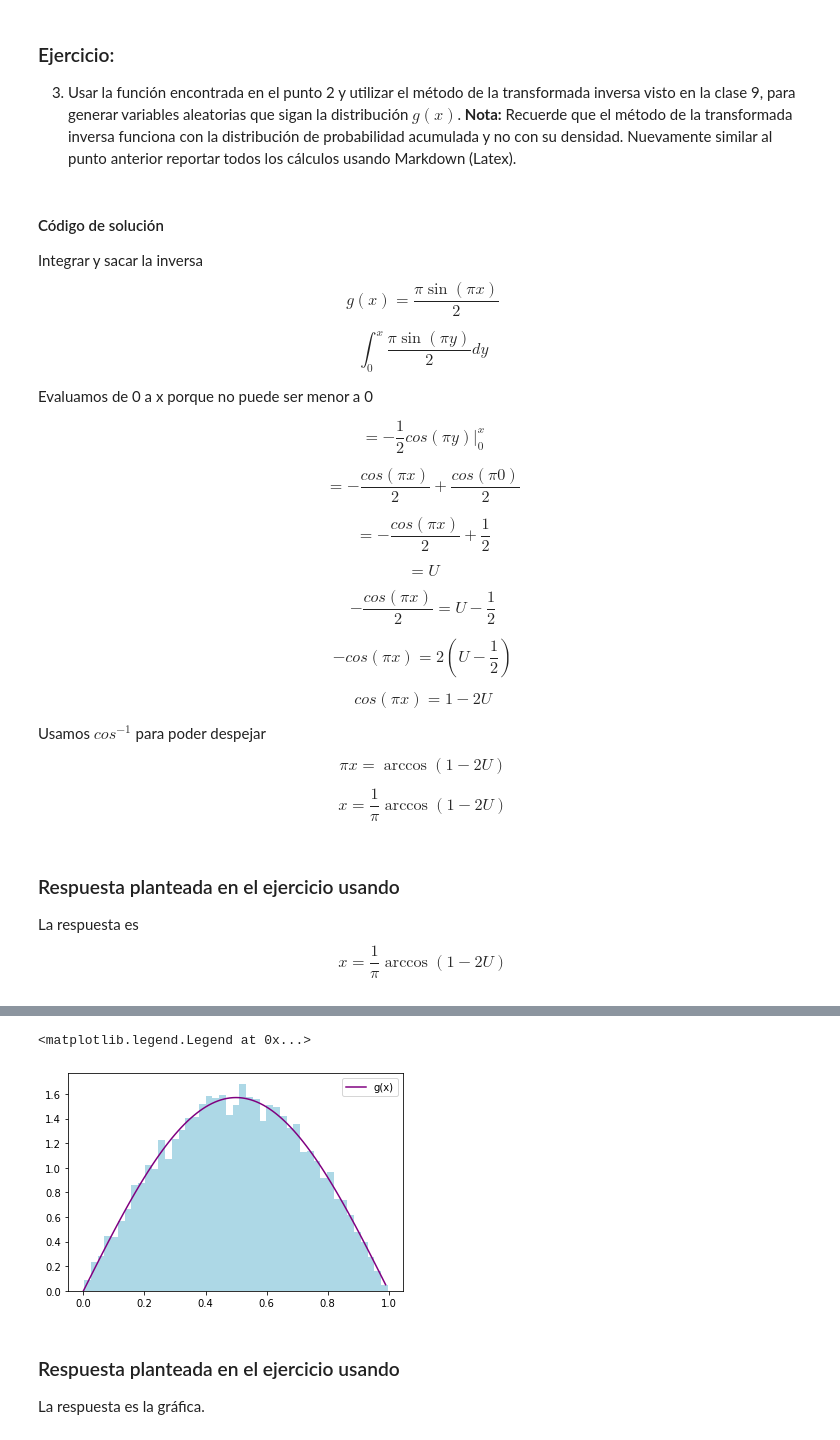
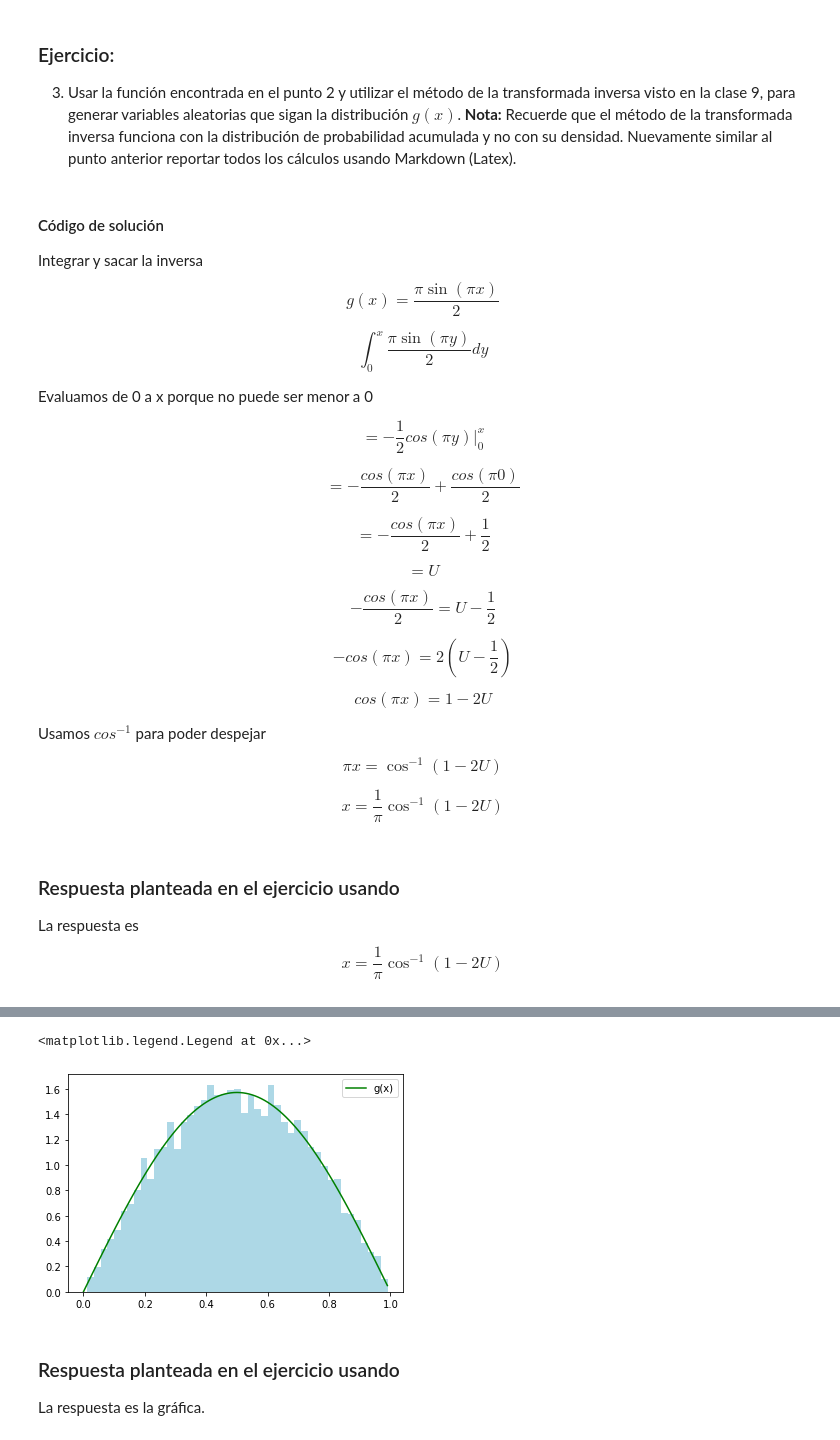
Before and after one commit to cristinalobera/Tarea6_C_Lobera_I_Sanroman, a Jupyter notebook: Tarea6_C_Lobera __I_Sanroman.ipynb, the cells around one changed output, grey strips where cells are left out. Cells and saved outputs as stored; diff of their text form; code cells hidden in the pictures.

```diff
--- a/Tarea6_C_Lobera __I_Sanroman.ipynb
+++ b/Tarea6_C_Lobera __I_Sanroman.ipynb
@@ -123,12 +126,12 @@ $$ cos(\pi x) = 1 - 2U $$
 
 Usamos $cos^{-1}$ para poder despejar
 
-$$ \pi x = \arccos(1 - 2U) $$
+$$ \pi x = \cos^{-1}(1 - 2U) $$
 
-$$ x = \frac{1}{\pi} \arccos{(1 - 2U)} $$
+$$ x = \frac{1}{\pi} \cos^{-1}{(1 - 2U)} $$
 # %% [markdown]
 ### Respuesta planteada en el ejercicio usando
- La respuesta es $$ x = \frac{1}{\pi} \arccos{(1 - 2U)} $$
+La respuesta es $$ x = \frac{1}{\pi} \cos^{-1}{(1 - 2U)} $$
 # %% [markdown]
 ### Ejercicio:
 4. Según el punto 3, generar 10000 puntos aleatorios que sigan la distribución $g(x)$ y comparar con su histograma para validar que los puntos generados siguen la distribución deseada. El resultado debe ser como sigue:
@@ -136,18 +139,18 @@ $$ x = \frac{1}{\pi} \arccos{(1 - 2U)} $$
 # %%
 # Código de solución
 g = lambda x: np.pi * np.sin(np.pi * x) / 2
 X = lambda u: (1/np.pi) * (np.arccos(1 - 2*U))
 x = np.arange(0,1,.01)
 N = 10000
 U = np.random.rand(N)
 x_u = X(U)
 # Gráficas de las funciones
-plt.plot(x, g(x), label='g(x)', c='purple')   # graficamos lo que es la funcion g(x)
+plt.plot(x, g(x), label='g(x)', c='green')   # graficamos lo que es la funcion g(x)
 plt.hist(x_u, bins=45, density=True, color='lightblue')    # aqui evaluamos X en todos los puntos
 plt.legend()
 # %% [output]
 <matplotlib.legend.Legend at 0x...>
-[figure, old version]
+[figure, new version]
 # %% [markdown]
 ### Respuesta planteada en el ejercicio usando
  La respuesta es la gráfica.
```
Also changed, not shown: parts of 9 cells of this notebook.
